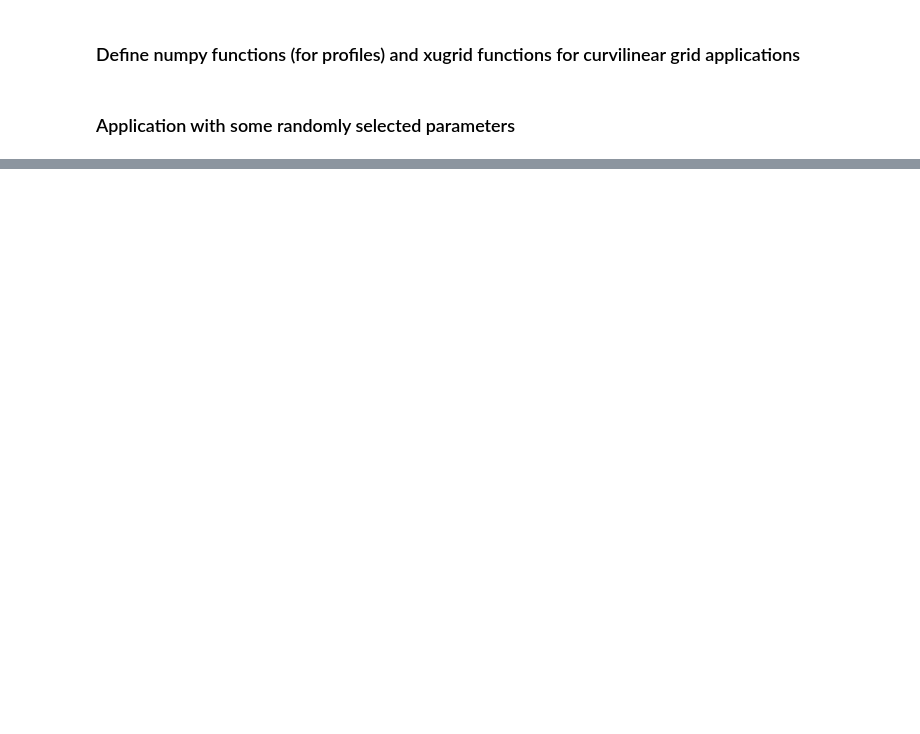
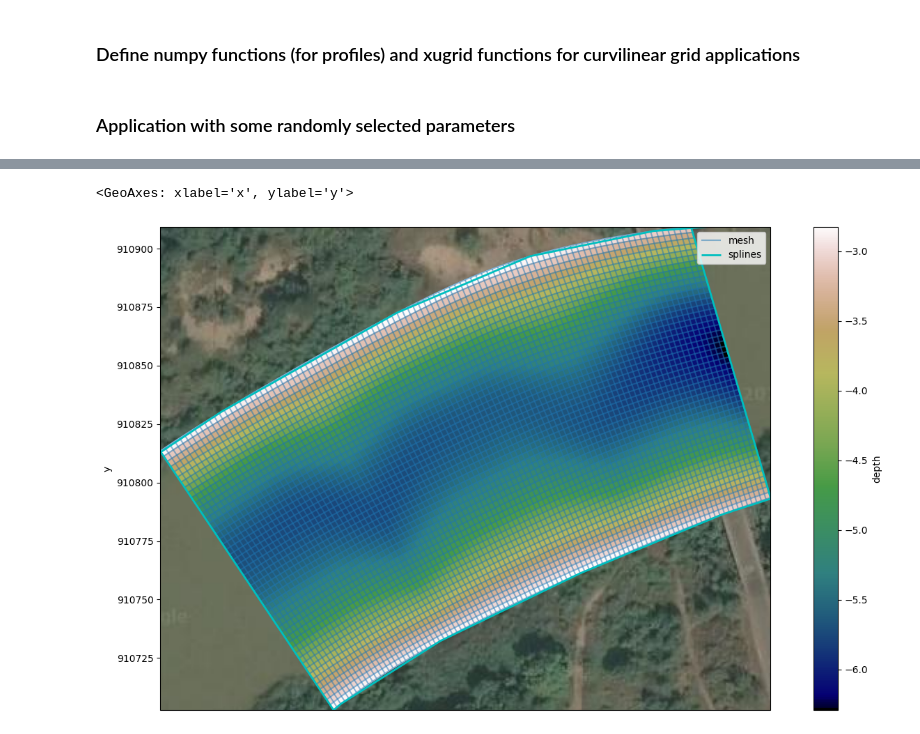
Before and after one commit to localdevices/ORProfile, a Jupyter notebook: notebooks/Lacey_curvilinear.ipynb, the cells around one changed output, grey strips where cells are left out. Drawn from its saved outputs; the diff is of its cells as text; code cells hidden in the pictures; blank space fills up the shorter version.

```diff
--- a/notebooks/Lacey_curvilinear.ipynb
+++ b/notebooks/Lacey_curvilinear.ipynb
@@ -174,3 +193,21 @@ ds_depth["depth"].ugrid.plot(ax=ax, cmap="gist_earth")
 # %%
-ds2 = api.depth_2d(mesh, alpha, L, kappa, c, A)
-ds2
+import cartopy.crs as ccrs
+f = plt.figure(figsize=(16, 9))
+ax = mesh.plot(plot_points=False)
+ds_depth = ds_depth.ugrid.to_crs(ax.projection)
+ds_depth["depth"].ugrid.plot(ax=ax, cmap="gist_earth")
+gdf["depth"] = gdf["Depth"] - 116.2
+
+gdf["depth"].plot(
+    ax=ax,
+    column="depth",
+    transform=ccrs.epsg(mesh.splines.crs.to_epsg()),
+    zorder=2,
+    marker="+",
+    # vmin=ds_depth["depth"].min(),
+    # vmax=ds_depth["depth"].max(),
+    cmap="gist_earth"
+)
+# %% [output]
+<GeoAxes: xlabel='x', ylabel='y'>
+[figure, added]
```
Also changed, not shown: parts of 4 cells of this notebook, 15 other files.
